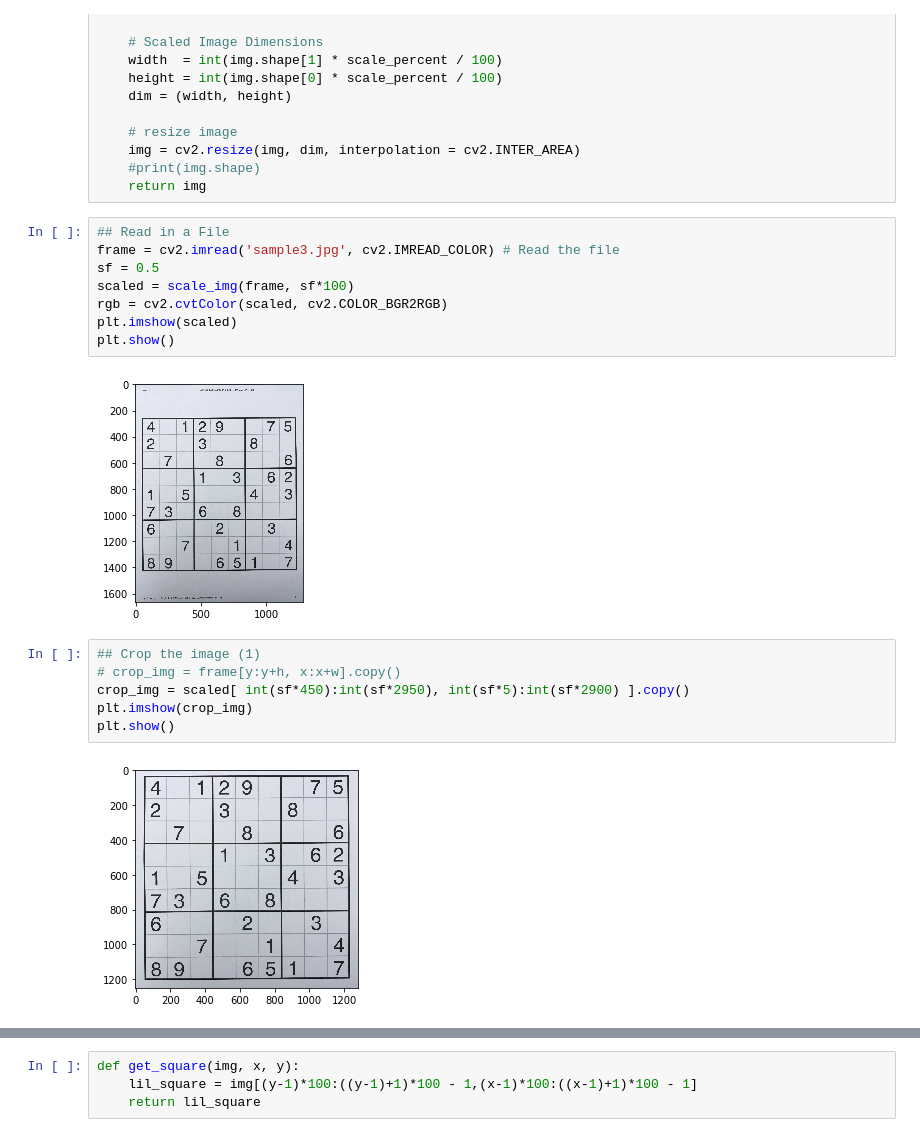
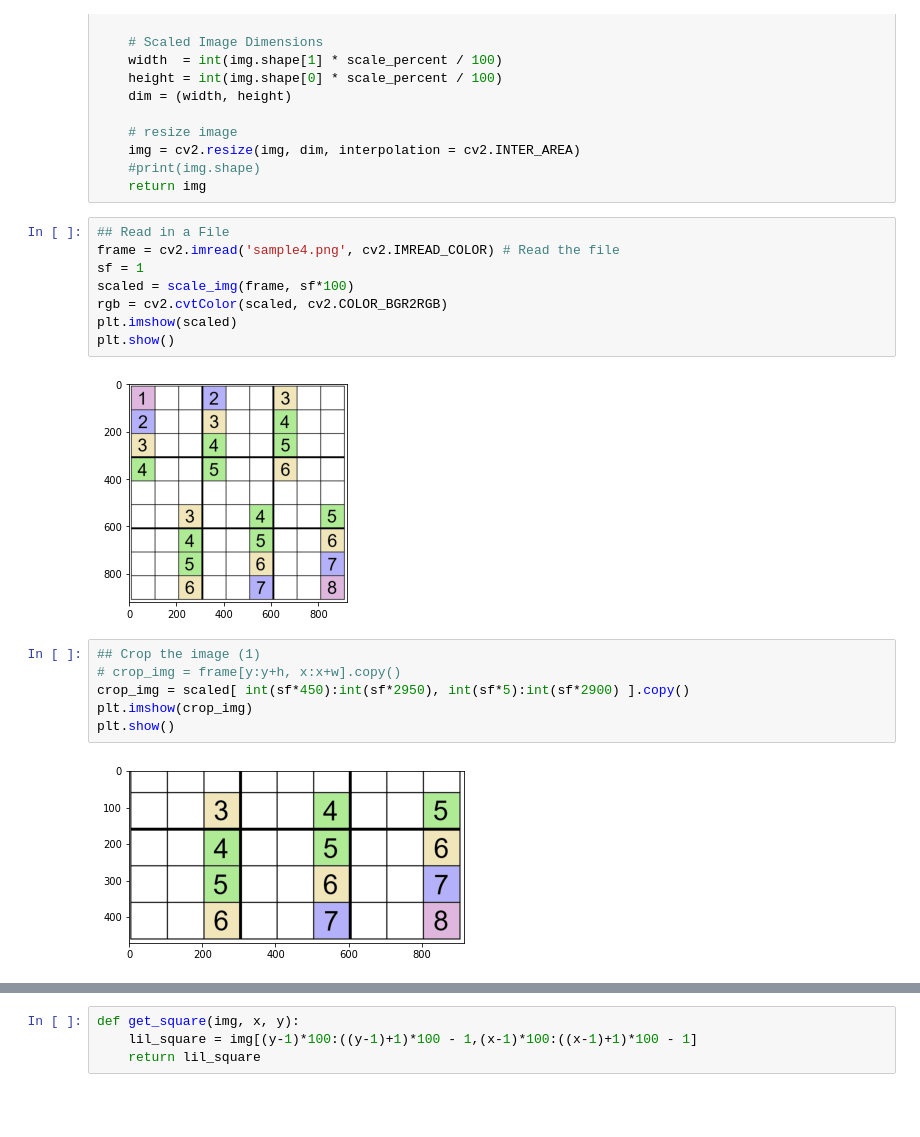
Before and after one commit to Gomer1800/Computer-Vision-Final-Project, a Jupyter notebook: sampleprocess.ipynb, the cells around one changed output, grey strips where cells are left out. Cells and saved outputs as stored; diff of their text form; blank space fills up the shorter version.

```diff
--- a/sampleprocess.ipynb
+++ b/sampleprocess.ipynb
@@ -30,14 +94,14 @@ def scale_img(img, scale_percent):
     return img
 # %%
 ## Read in a File
-frame = cv2.imread('sample3.jpg', cv2.IMREAD_COLOR) # Read the file
-sf = 0.5
+frame = cv2.imread('sample4.png', cv2.IMREAD_COLOR) # Read the file
+sf = 1
 scaled = scale_img(frame, sf*100)
 rgb = cv2.cvtColor(scaled, cv2.COLOR_BGR2RGB)
 plt.imshow(scaled)
 plt.show()
 # %% [output]
-[figure, old version]
+[figure, new version]
 # %%
 ## Crop the image (1)
 # crop_img = frame[y:y+h, x:x+w].copy()
@@ -45,7 +109,7 @@ crop_img = scaled[ int(sf*450):int(sf*2950), int(sf*5):int(sf*2900) ].copy()
 plt.imshow(crop_img)
 plt.show()
 # %% [output]
-[figure, old version]
+[figure, new version]
 # %%
 # Convert to Binary
 # https://techtutorialsx.com/2019/04/13/python-opencv-converting-image-to-black-and-white/
```
Also changed, not shown: parts of 18 cells of this notebook, 12 other files.
